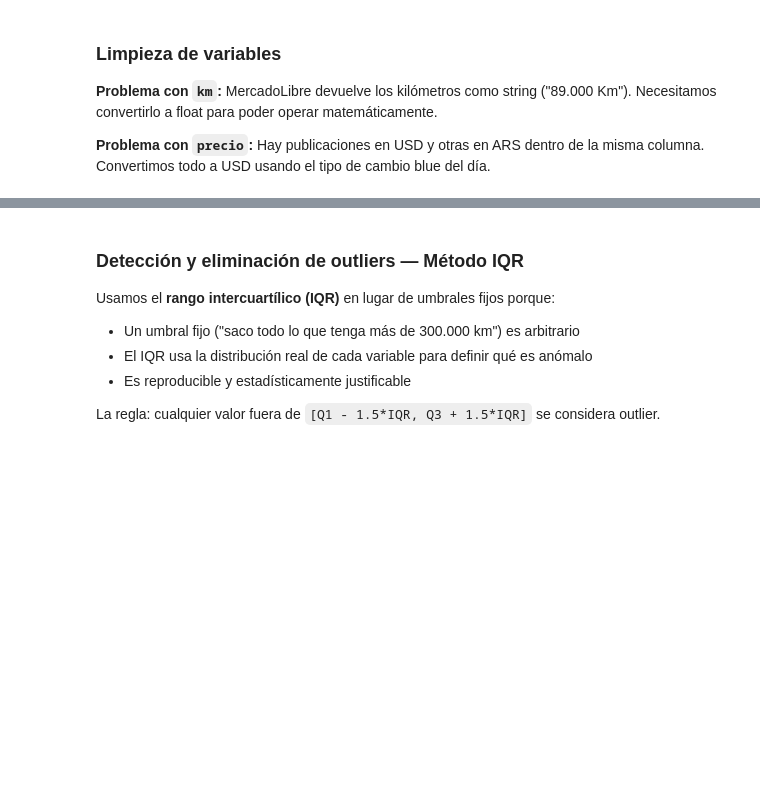
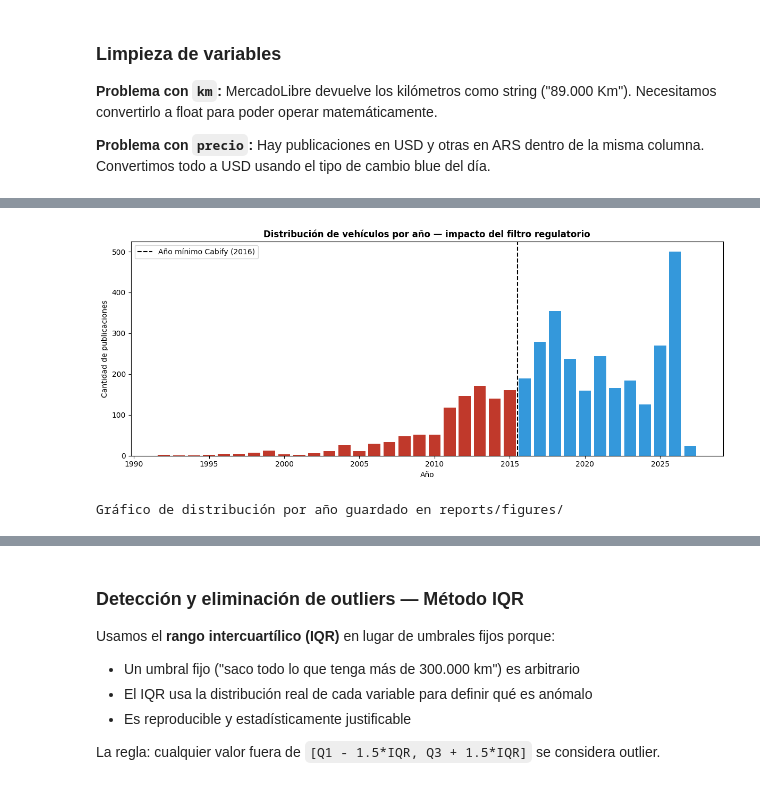
Before and after one commit to francataldi/cabify-rentabilidad-argentina, a Jupyter notebook: notebooks/02_limpieza_EDA.ipynb, the cells around one changed output, grey strips where cells are left out. Drawn from its saved outputs; the diff is of its cells as text; code cells hidden in the pictures; blank space fills up the shorter version.

```diff
--- a/notebooks/02_limpieza_EDA.ipynb
+++ b/notebooks/02_limpieza_EDA.ipynb
@@ -23,6 +23,9 @@ df = pd.read_csv("../data/raw/precios_autos_raw.csv")
 print(f"Shape: {df.shape}")
 print(f"\nTipos de datos:\n{df.dtypes}")
 print(f"\nPrimeras filas:\n{df.head()}")
+
+# Backup del dataset original para análisis de limpieza
+df_raw = df.copy()
 # %% [output]
 Shape: (3780, 7)
 
@@ -113,0 +170,26 @@ Rango de km: 0 — 9,999,999
+# %%
+# Distribución de publicaciones por año — visualiza el impacto del filtro regulatorio.
+# df_raw se copió al leer el dataset crudo (antes del filtro de año), así que conserva
+# las unidades pre-2016 que fueron descartadas. Si por algún motivo no existe, usamos df.
+conteo_anios = (
+    df_raw["año"].value_counts().sort_index()
+    if "df_raw" in globals()
+    else df["año"].value_counts().sort_index()
+)
+
+plt.figure(figsize=(12, 5))
+colores = ["#c0392b" if a < año_minimo else "#3498db" for a in conteo_anios.index]
+plt.bar(conteo_anios.index, conteo_anios.values, color=colores)
+plt.axvline(año_minimo - 0.5, color="black", linestyle="--", linewidth=1.5,
+            label=f"Año mínimo Cabify ({año_minimo})")
+plt.title("Distribución de vehículos por año — impacto del filtro regulatorio", fontweight="bold")
+plt.xlabel("Año")
+plt.ylabel("Cantidad de publicaciones")
+plt.legend()
+plt.tight_layout()
+plt.savefig("../reports/figures/01b_distribucion_anios.png", dpi=150, bbox_inches="tight")
+plt.show()
+print("Gráfico de distribución por año guardado en reports/figures/")
+# %% [output]
+[figure, added]
+Gráfico de distribución por año guardado en reports/figures/
```
Also changed, not shown: parts of 13 cells of this notebook, 12 other files.
